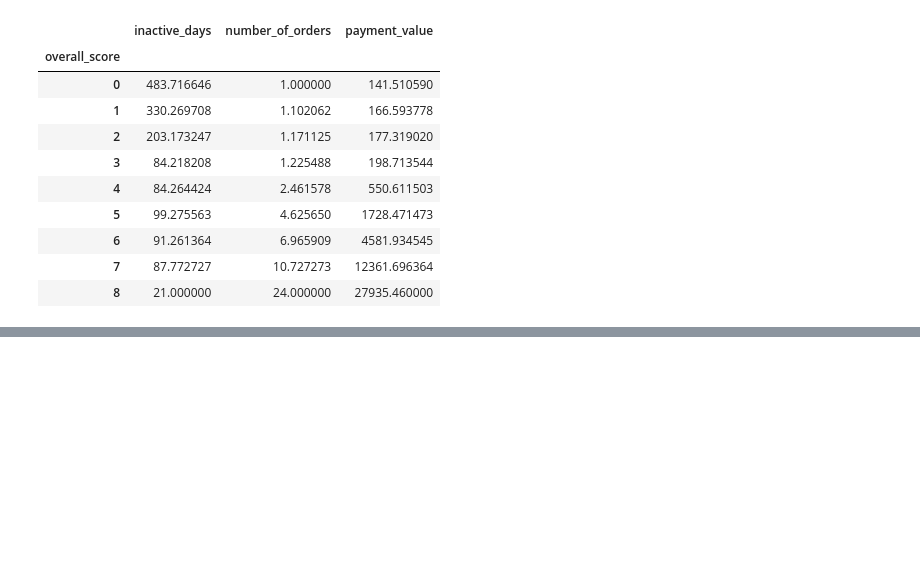
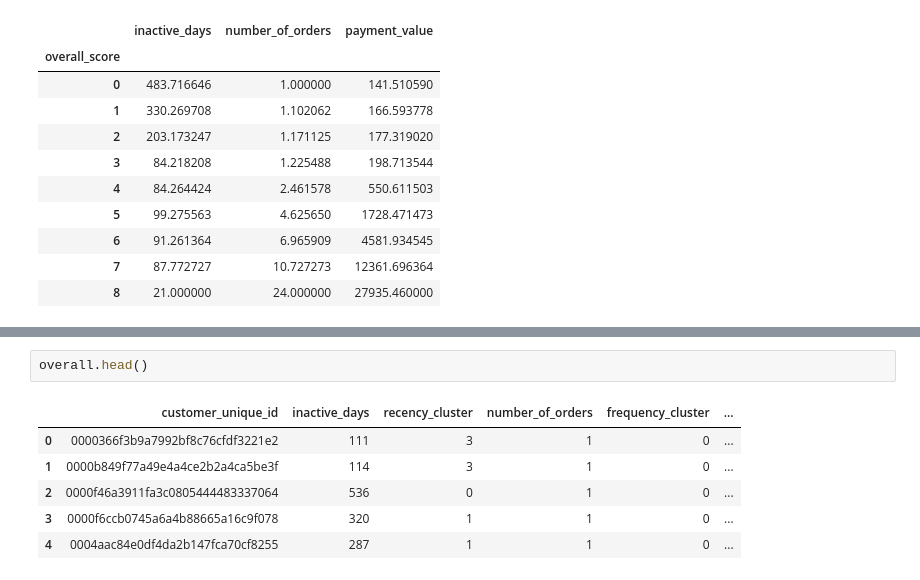
Before and after one commit to gracechia/olist-customer-segmentation, a Jupyter notebook: olist_customer_segmentation.ipynb, the cells around one changed output, grey strips where cells are left out. Drawn from its saved outputs; the diff is of its cells as text; blank space fills up the shorter version.

```diff
--- a/olist_customer_segmentation.ipynb
+++ b/olist_customer_segmentation.ipynb
@@ -444,0 +455,9 @@ As seen above, customers with a score of 8 are the most valuable customers where
+# %%
+overall.head()
+# %% [output]
+|  | customer_unique_id | inactive_days | recency_cluster | number_of_orders | frequency_cluster | ... |
+| 0 | 0000366f3b9a7992bf8c76cfdf3221e2 | 111 | 3 | 1 | 0 | ... |
+| 1 | 0000b849f77a49e4a4ce2b2a4ca5be3f | 114 | 3 | 1 | 0 | ... |
+| 2 | 0000f46a3911fa3c0805444483337064 | 536 | 0 | 1 | 0 | ... |
+| 3 | 0000f6ccb0745a6a4b88665a16c9f078 | 320 | 1 | 1 | 0 | ... |
+| 4 | 0004aac84e0df4da2b147fca70cf8255 | 287 | 1 | 1 | 0 | ... |
```
Also changed, not shown: parts of 9 cells of this notebook.
